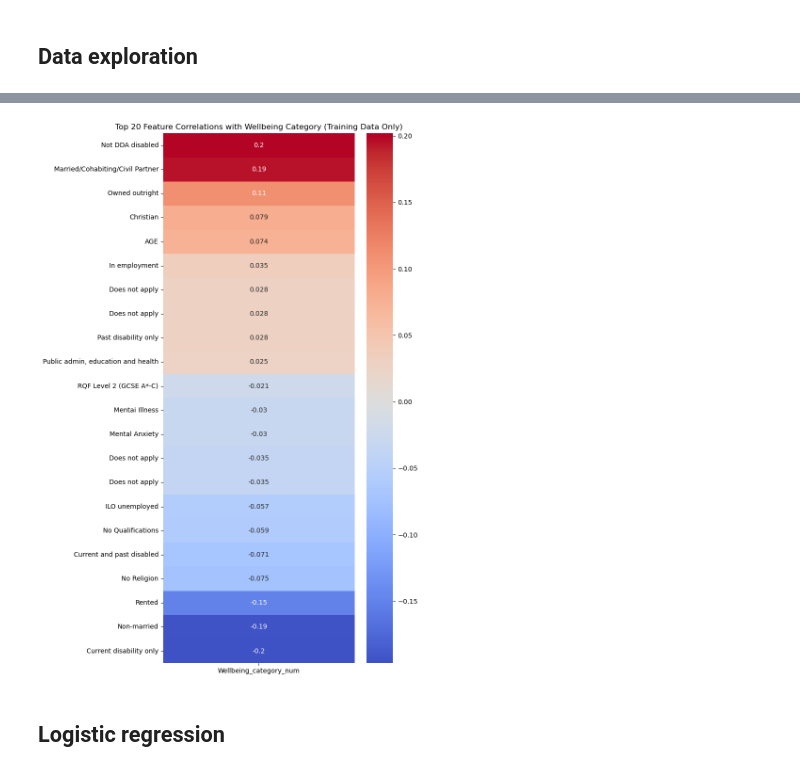
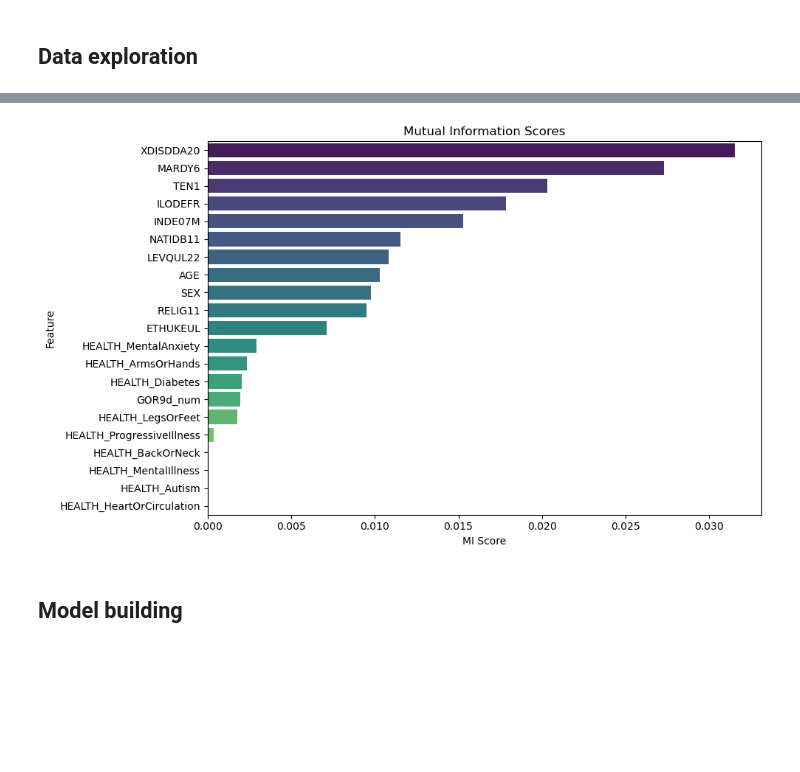
Before and after one commit to maxemporor/MSc-project, a Jupyter notebook: MSc.ipynb, the cells around one changed output, grey strips where cells are left out. Drawn from its saved outputs; the diff is of its cells as text; code cells hidden in the pictures; blank space fills up the shorter version.

```diff
--- a/MSc.ipynb
+++ b/MSc.ipynb
@@ -536,44 +526,28 @@ Name: count, dtype: int64
 # %%
+from sklearn.feature_selection import mutual_info_classif
 import matplotlib.pyplot as plt
-import seaborn as sns
 
-# Create a copy of the original training features
-X_corr = X_train.copy()
+# Step 1: Compute Mutual Information scores
+mi_scores = mutual_info_classif(X, y, discrete_features='auto', random_state=42)
 
-# Add the original (pre-SMOTE) target variable to the DataFrame
-X_corr['Wellbeing_category_num'] = y_train
+# Step 2: Create a DataFrame for easy plotting and sorting
+mi_df = pd.DataFrame({
+    'Feature': X.columns,
+    'MI Score': mi_scores
+}).sort_values(by='MI Score', ascending=False)
 
-# Compute correlation matrix (only numeric features)
-corr_matrix = X_corr.corr(numeric_only=True)
-
-# Get correlation of each feature with the target
-target_corr = corr_matrix[['Wellbeing_category_num']].drop('Wellbeing_category_num')
-
-# Apply readable labels to features (fallback to original if not found)
-target_corr.index = target_corr.index.map(lambda x: feature_labels.get(x, x))
-
-# Select top 20 features by absolute correlation
-top20 = target_corr['Wellbeing_category_num'].abs().sort_values(ascending=False).head(20).index
-target_corr_top20 = target_corr.loc[top20]
-
-# Sort actual correlation values for display
-target_corr_top20 = target_corr_top20.sort_values(by='Wellbeing_category_num', ascending=False)
-
-# Plot heatmap
-plt.figure(figsize=(8, 12))
-sns.heatmap(
-    target_corr_top20,
-    annot=True,
-    cmap='coolwarm',
-    center=0
-)
-plt.title("Top 20 Feature Correlations with Wellbeing Category (Training Data Only)")
+# Step 3: Plot
+plt.figure(figsize=(10, 6))
+sns.barplot(data=mi_df, x='MI Score', y='Feature', hue='Feature', palette='viridis', legend=False)
+plt.title('Mutual Information Scores')
+plt.xlabel('MI Score')
+plt.ylabel('Feature')
 plt.tight_layout()
 plt.show()
 # %% [output]
-[figure, old version]
+[figure, new version]
 # %% [markdown]
-## **Logistic regression**
+## **Model building**
 # %%
 from sklearn.pipeline import Pipeline
 from sklearn.linear_model import LogisticRegression, RidgeClassifier
```
Also changed, not shown: parts of 4 cells of this notebook.
